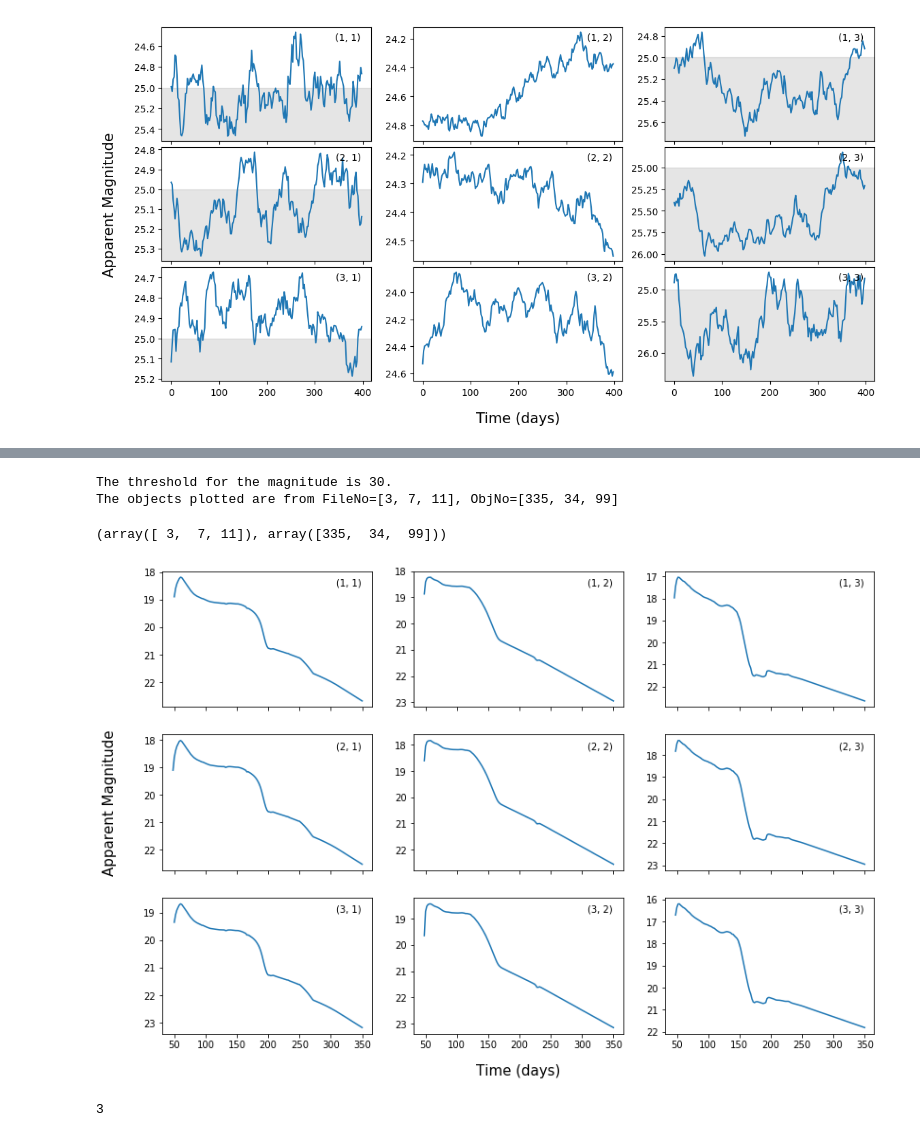
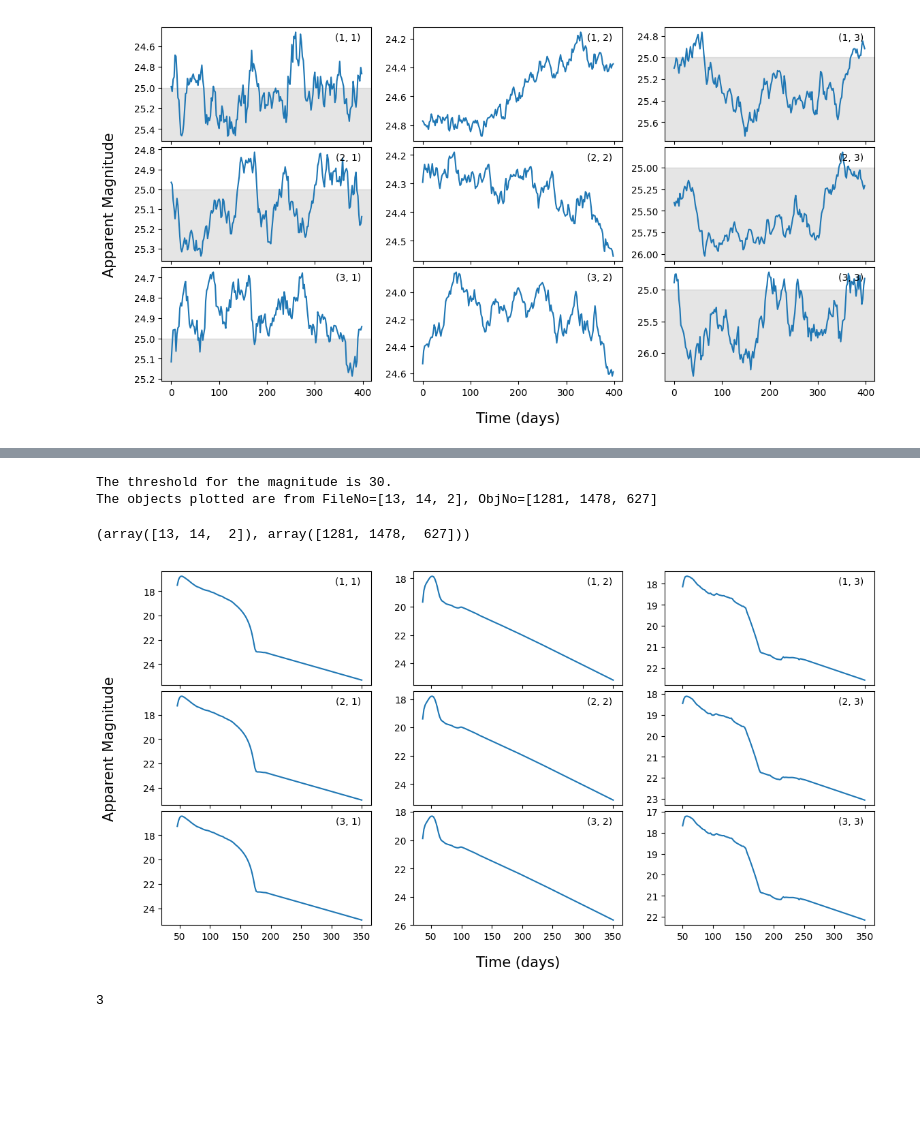
Before and after one commit to Rachel-0420/Fast-Transient-Data, a Jupyter notebook: PrestoColor2-main/Plots.ipynb, the cells around one changed output, grey strips where cells are left out. Saved outputs shown, nothing was run; the diff lists cells and outputs as text; code cells hidden in the pictures; blank space fills up the shorter version.

```diff
--- a/PrestoColor2-main/Plots.ipynb
+++ b/PrestoColor2-main/Plots.ipynb
@@ -926,10 +930,10 @@ The objects plotted are from FileNo=[14, 18, 3], ObjNo=[794, 1932, 774]
 # %%
-Functions.PlotLightCurve(Path3, 'g', 'V19_CC+HostXT', FigNo=9, PlotSizeRatio=0.75, thr=30, Space=True, AlignPeak=False)
+PlotLightCurve(Path3, 'g', 'V19_CC+HostXT', FigNo=9, PlotSizeRatio=0.75, thr=30, Space=True, AlignPeak=False)
 # %% [output]
 The threshold for the magnitude is 30.
-The objects plotted are from FileNo=[3, 7, 11], ObjNo=[335, 34, 99]
+The objects plotted are from FileNo=[13, 14, 2], ObjNo=[1281, 1478, 627]
-(array([ 3,  7, 11]), array([335,  34,  99]))
+(array([13, 14,  2]), array([1281, 1478,  627]))
-[figure, old version]
+[figure, new version]
 # %%
 10//3
 # %% [output]
```
Also changed, not shown: parts of 9 cells of this notebook.
